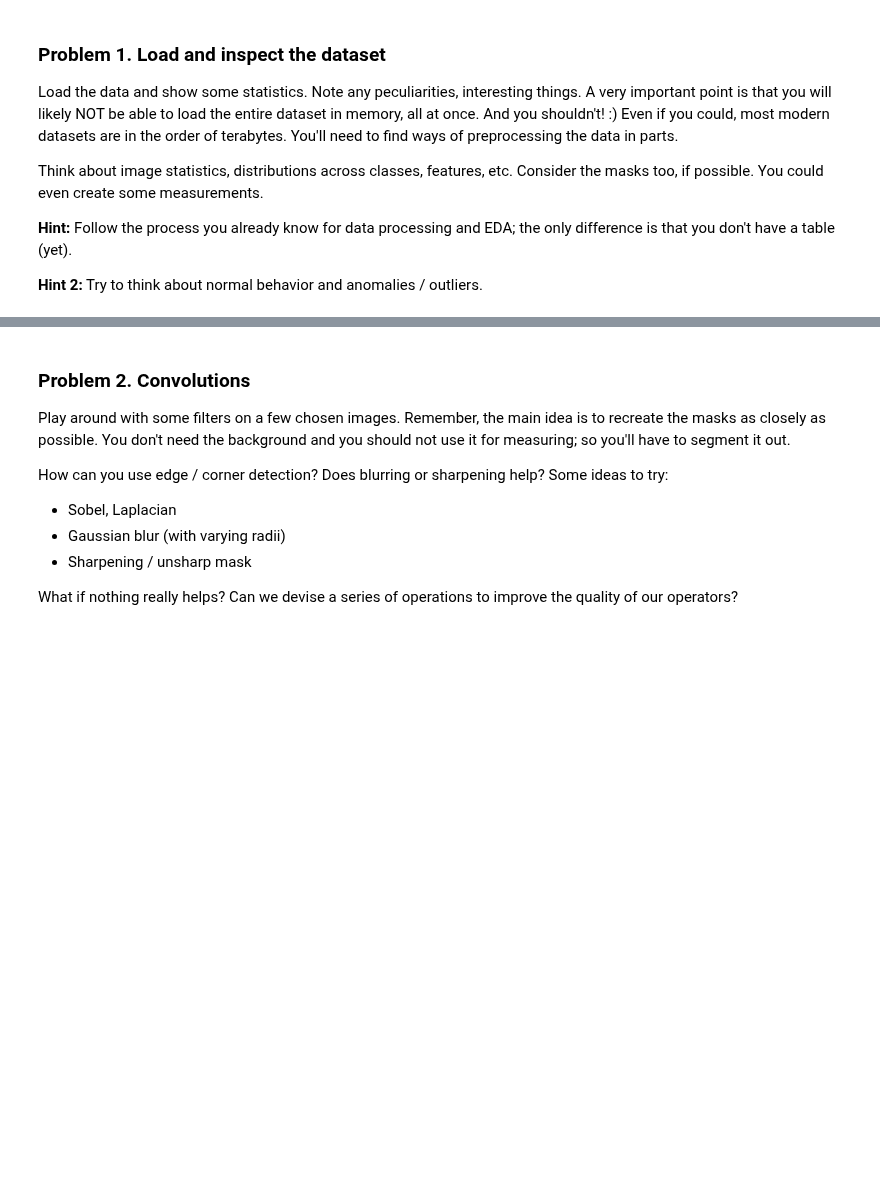
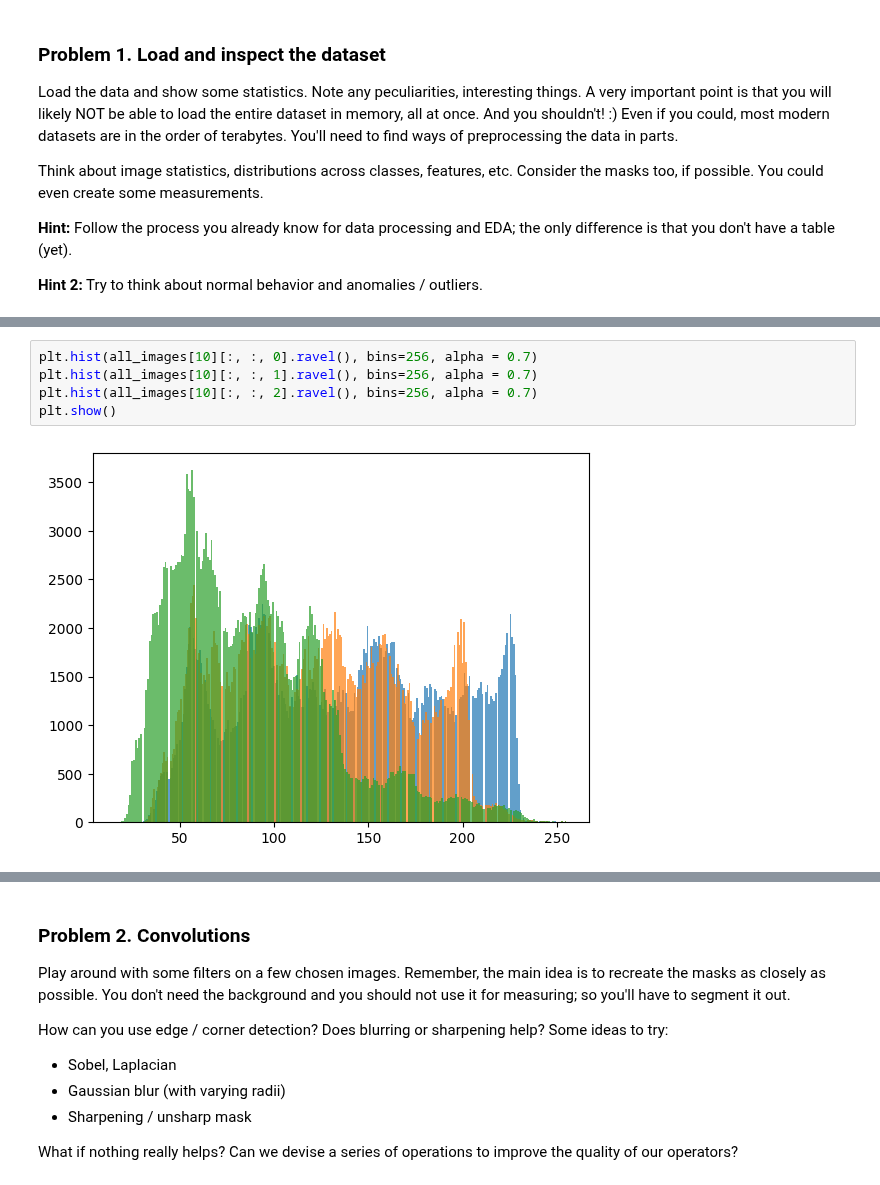
Before and after one commit to PlamenPlamenovStanchev/Data-Science, a Jupyter notebook: Working with Images/Working with Images Exercise.ipynb, the cells around one changed output, grey strips where cells are left out. Saved outputs shown, nothing was run; the diff lists cells and outputs as text; blank space fills up the shorter version.

```diff
--- a/Working with Images/Working with Images Exercise.ipynb
+++ b/Working with Images/Working with Images Exercise.ipynb
@@ -18,0 +400,7 @@ Think about image statistics, distributions across classes, features, etc. Consi
+# %%
+plt.hist(all_images[10][:, :, 0].ravel(), bins=256, alpha = 0.7)
+plt.hist(all_images[10][:, :, 1].ravel(), bins=256, alpha = 0.7)
+plt.hist(all_images[10][:, :, 2].ravel(), bins=256, alpha = 0.7)
+plt.show()
+# %% [output]
+[figure, added]
```
Also changed, not shown: parts of 100 cells of this notebook, 5 other files.
